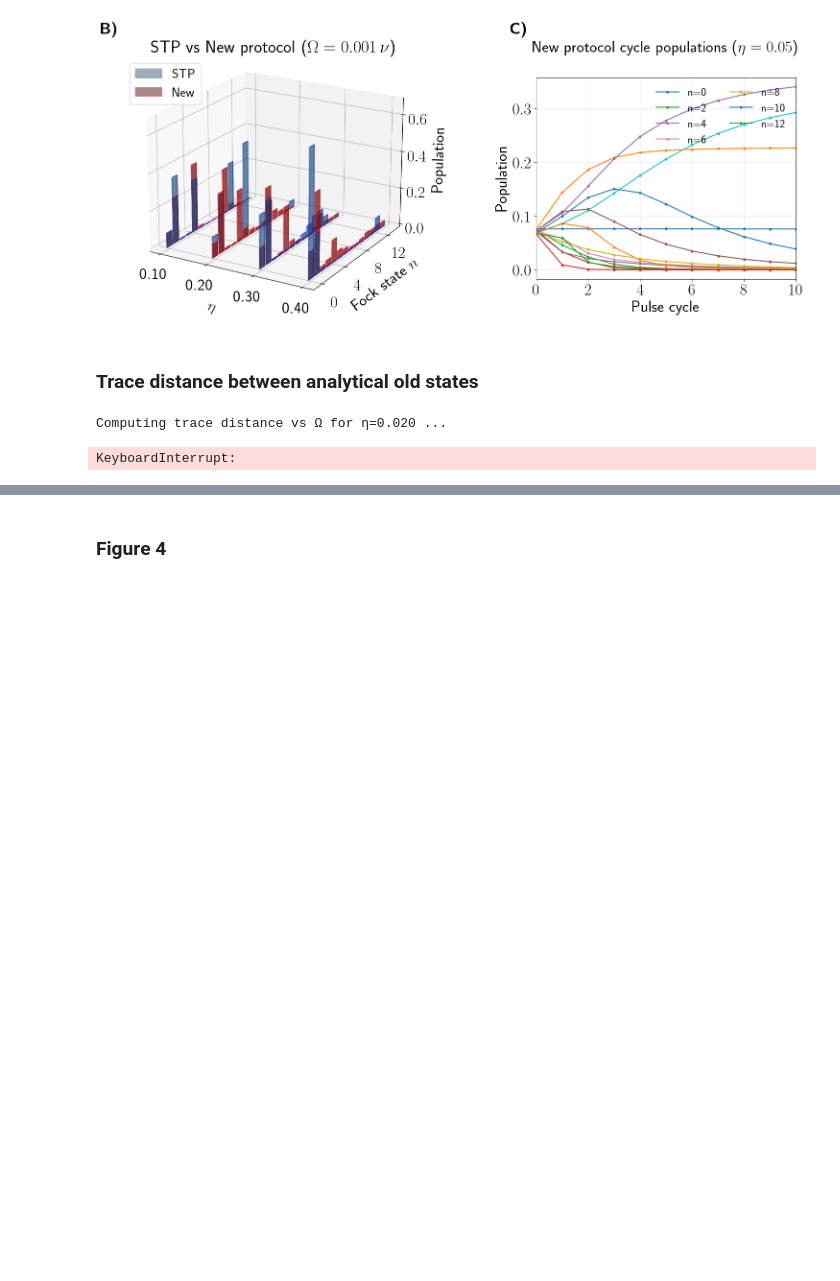
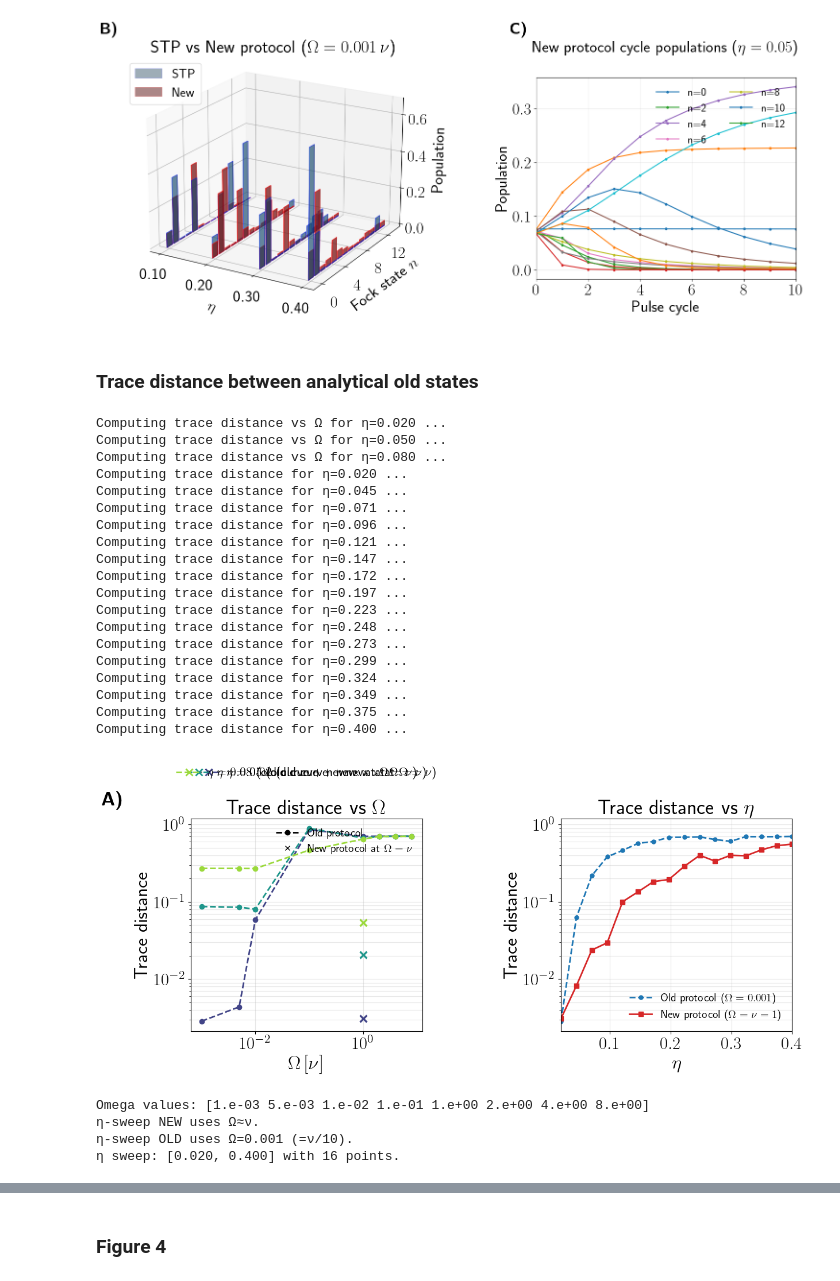
Before and after one commit to GonReina/QLearn, a Jupyter notebook: trapped_ions/Fock_mixtures_sim.ipynb, the cells around one changed output, grey strips where cells are left out. Saved outputs shown, nothing was run; the diff lists cells and outputs as text; code cells hidden in the pictures; blank space fills up the shorter version.

```diff
--- a/trapped_ions/Fock_mixtures_sim.ipynb
+++ b/trapped_ions/Fock_mixtures_sim.ipynb
@@ -1547,6 +1547,8 @@ Panel C: cycle populations (NEW) — η = 0.05, Ω = 1.0 ...
 import numpy as np
 import matplotlib.pyplot as plt
 from matplotlib.lines import Line2D
+from matplotlib.legend_handler import HandlerTuple
+from matplotlib.legend_handler import HandlerTuple
 from qutip import *
 
 # ==========================================================
@@ -1806,11 +1808,17 @@ ax_left, ax_right = axes
 # Colors (use same color per η for both protocols)
 eta_colors = plt.cm.viridis(np.linspace(0.2, 0.85, len(eta_values)))
 
-# Left: OLD (dashed) and NEW (solid) vs Ω for each η
+# Left: OLD curves vs Ω, NEW shown only as crosses at Ω=ν (ν=1)
+omega_ref = 1.0
+omega_arr = np.asarray(Omega_values, dtype=float)
+idx_omega_ref = int(np.argmin(np.abs(omega_arr - omega_ref)))
+omega_marker = float(omega_arr[idx_omega_ref])
 for c, eta_val in zip(eta_colors, eta_values):
+    y_old = np.asarray(trace_results[eta_val]['old'], dtype=float)
+    y_new = np.asarray(trace_results[eta_val]['new'], dtype=float)
     ax_left.plot(
-        Omega_values,
-        trace_results[eta_val]['old'],
+        omega_arr,
+        y_old,
         marker='o',
         linestyle='--',
         color=c,
@@ -1818,14 +1826,13 @@ for c, eta_val in zip(eta_colors, eta_values):
         ms=6,
     )
     ax_left.plot(
-        Omega_values,
-        trace_results[eta_val]['new'],
+        [omega_marker],
+        [float(y_new[idx_omega_ref])],
         marker='x',
-        linestyle='-',
+        linestyle='None',
         color=c,
-        lw=2,
-        ms=6,
-        mew=2,
+        ms=9,
+        mew=2.4,
     )
 ax_left.set_xscale('log')
 ax_left.set_yscale('log')
@@ -1868,42 +1875,76 @@ ax_right.legend(loc='lower right', frameon=False, fontsize=14)
 style_legend = ax_left.legend(
     handles=[
         Line2D([0], [0], color='k', lw=2, marker='o', linestyle='--', label='Old protocol'),
-        Line2D([0], [0], color='k', lw=2, marker='x', linestyle='-', label='New protocol'),
+        Line2D([0], [0], color='k', lw=0, marker='x', linestyle='None', label=r'New protocol at $\Omega=\nu$'),
     ],
     loc='upper right',
     frameon=False,
     fontsize=14,
  )
 ax_left.add_artist(style_legend)
-eta_legend_handles = [Line2D([0], [0], color=c, lw=3, label=fr'$\eta={eta_val:.2f}$') for c, eta_val in zip(eta_colors, eta_values)]
+eta_legend_handles = [
+    Line2D(
+        [0], [0],
+        color=c,
+        lw=2,
+        linestyle='--',
+        marker='x',
+        ms=8,
+        mew=2.0,
+        label=fr'$\eta={eta_val:.2f}$ (old curve + new $\times$ at $\Omega=\nu$)'
+    )
+    for c, eta_val in zip(eta_colors, eta_values)
+]
 ax_left.legend(
     handles=eta_legend_handles,
     labels=[h.get_label() for h in eta_legend_handles],
     loc='lower left',
     bbox_to_anchor=(0.0, 1.16, 1.0, 0.2),
     mode='expand',
     ncol=3,
     frameon=False,
     borderaxespad=0.0,
     handletextpad=0.4,
     fontsize=16,
  )
 
 fig.text(0.01, 0.98, r'\textbf{A)}', transform=fig.transFigure,
          fontsize=24, fontweight='bold', va='top', ha='left')
 fig.tight_layout(rect=(0, 0, 1, 1.1))
 
 plt.savefig('figure_trace_distance.pdf', format='pdf', bbox_inches='tight', dpi=600)
 plt.savefig('figure_trace_distance.png', format='png', bbox_inches='tight', dpi=600)
 plt.show()
 
 print('Omega values:', Omega_values)
 print(f'η-sweep NEW uses Ω≈ν.')
 print(f'η-sweep OLD uses Ω={omega_used_old} (=ν/10).')
 print(f'η sweep: [{eta_sweep_values.min():.3f}, {eta_sweep_values.max():.3f}] with {len(eta_sweep_values)} points.')
 # %% [output]
 Computing trace distance vs Ω for η=0.020 ...
+Computing trace distance vs Ω for η=0.050 ...
+Computing trace distance vs Ω for η=0.080 ...
+Computing trace distance for η=0.020 ...
+Computing trace distance for η=0.045 ...
+Computing trace distance for η=0.071 ...
+Computing trace distance for η=0.096 ...
+Computing trace distance for η=0.121 ...
+Computing trace distance for η=0.147 ...
+Computing trace distance for η=0.172 ...
+Computing trace distance for η=0.197 ...
+Computing trace distance for η=0.223 ...
+Computing trace distance for η=0.248 ...
+Computing trace distance for η=0.273 ...
+Computing trace distance for η=0.299 ...
+Computing trace distance for η=0.324 ...
+Computing trace distance for η=0.349 ...
+Computing trace distance for η=0.375 ...
+Computing trace distance for η=0.400 ...
+[figure, added]
-KeyboardInterrupt:
+Omega values: [1.e-03 5.e-03 1.e-02 1.e-01 1.e+00 2.e+00 4.e+00 8.e+00]
+η-sweep NEW uses Ω≈ν.
+η-sweep OLD uses Ω=0.001 (=ν/10).
+η sweep: [0.020, 0.400] with 16 points.
 # %%
 from pathlib import Path
 # ── Vectorized PDF version (for LaTeX) ─────────────────────────────
```
Also changed, not shown: parts of 1 cell of this notebook, 8 other files.
